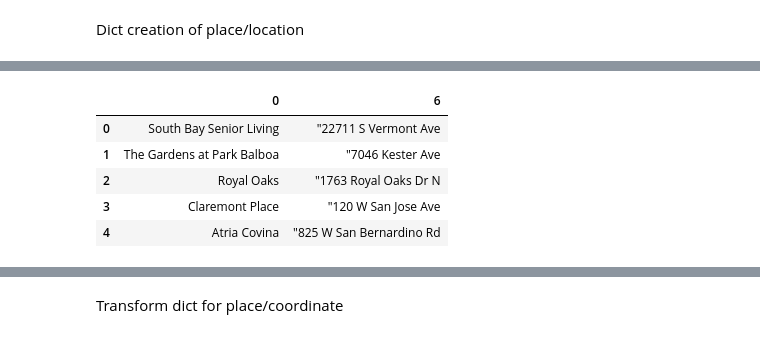
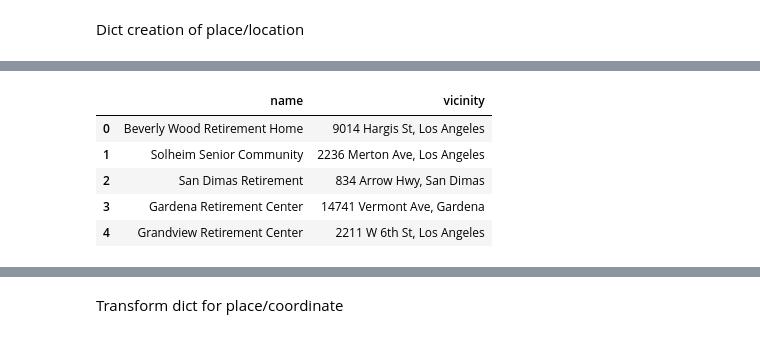
Before and after one commit to TheLazyCactus/Data_Thieves_project, a Jupyter notebook: Distance_calcultaion.ipynb, the cells around one changed output, grey strips where cells are left out. Drawn from its saved outputs; the diff is of its cells as text; code cells hidden in the pictures.

```diff
--- a/Distance_calcultaion.ipynb
+++ b/Distance_calcultaion.ipynb
@@ -36,3 +60,0 @@ retirement_data.head
-# %%
-retirement_data = retirement_data["name"].str.split(",", expand=True)
-retirement_data.head()
@@ -46,11 +61,11 @@ retirement_data.head()
 # %%
 
-retirement_location = retirement_data[[0, 6]]
+retirement_location = retirement_data[["name", "vicinity"]]
 retirement_location.head()
 # %% [output]
-|  | 0 | 6 |
-| 0 | South Bay Senior Living | "22711 S Vermont Ave |
-| 1 | The Gardens at Park Balboa | "7046 Kester Ave |
-| 2 | Royal Oaks | "1763 Royal Oaks Dr N |
-| 3 | Claremont Place | "120 W San Jose Ave |
-| 4 | Atria Covina | "825 W San Bernardino Rd |
+|  | name | vicinity |
+| 0 | Beverly Wood Retirement Home | 9014 Hargis St, Los Angeles |
+| 1 | Solheim Senior Community | 2236 Merton Ave, Los Angeles |
+| 2 | San Dimas Retirement | 834 Arrow Hwy, San Dimas |
+| 3 | Gardena Retirement Center | 14741 Vermont Ave, Gardena |
+| 4 | Grandview Retirement Center | 2211 W 6th St, Los Angeles |
```
Also changed, not shown: parts of 30 cells of this notebook.
